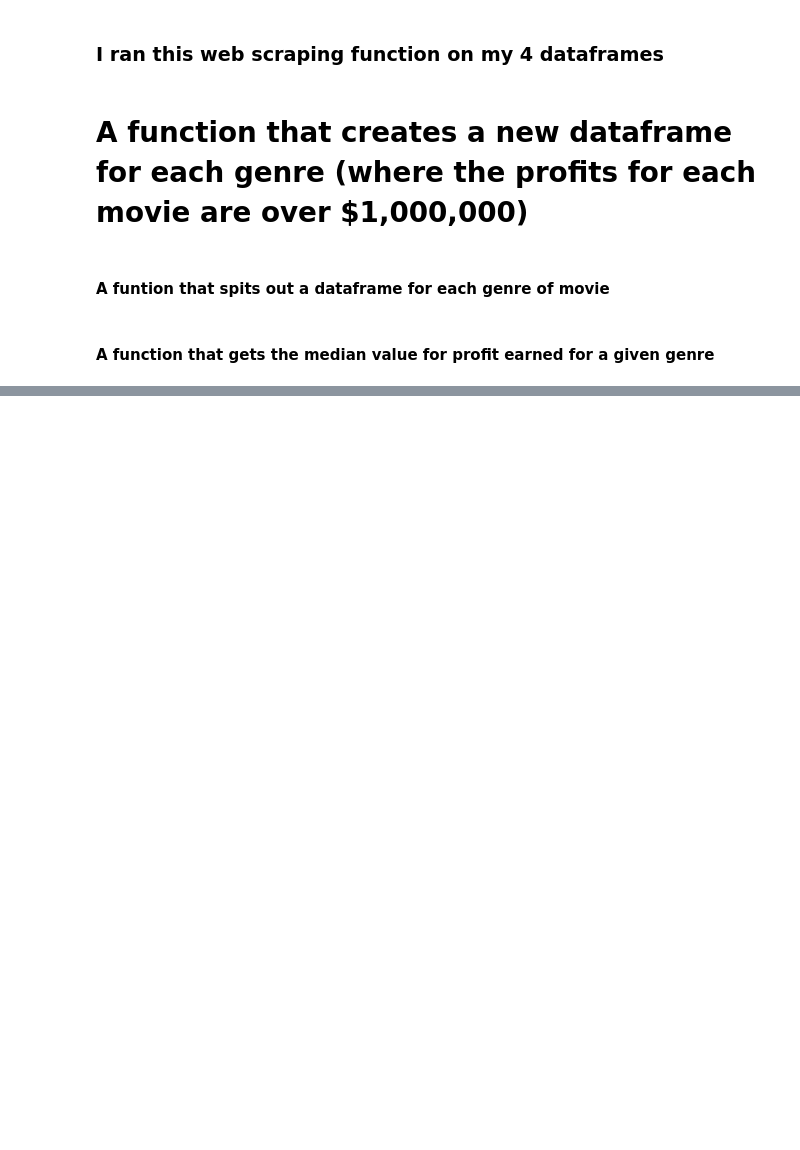
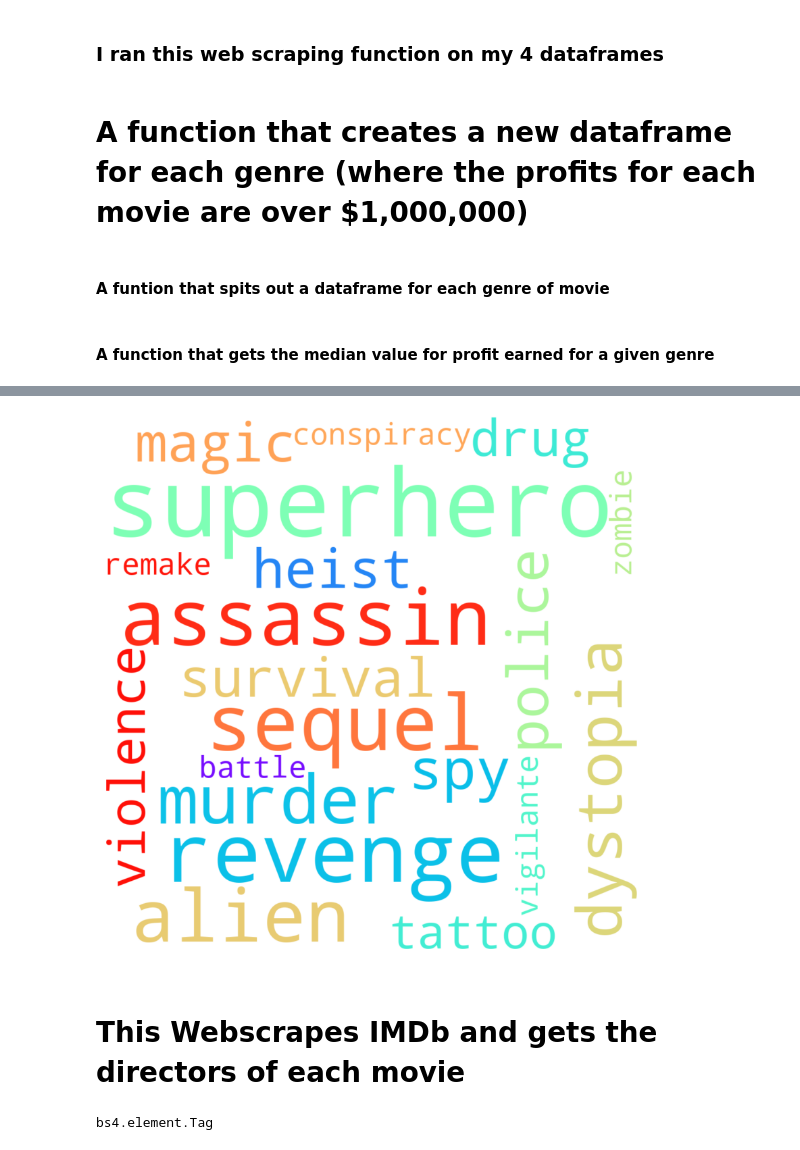
Before and after one commit to kjkahalley/optimal-film-analysis, a Jupyter notebook: The_Numbers_data.ipynb, the cells around one changed output, grey strips where cells are left out. Saved outputs shown, nothing was run; the diff lists cells and outputs as text; code cells hidden in the pictures; blank space fills up the shorter version.

Commit message:
I made a word cloud of successful tags for action movies, and am starting to webscrape for age rating

```diff
--- a/The_Numbers_data.ipynb
+++ b/The_Numbers_data.ipynb
@@ -174,0 +189,27 @@ def get_median():
+# %%
+def list_all_tags(tag_list):
+    all_tags = []
+    for tags in tag_list:
+        for tag in tags:
+            if ' ' in tag:
+                tag.replace(' ','-')
+            elif tag == 'character':
+                continue
+            else:
+                all_tags.append(tag)
+    return all_tags
+# %%
+all_horror_tags = list_all_tags(horror_tags_nonull)
+all_drama_tags = list_all_tags(drama_tags_nonull)
+all_comedy_tags = list_all_tags(comedy_tags_nonull)
+all_action_tags = list_all_tags(action_tags_nonull)
+# %%
+#wordcloud = WordCloud(width = 5000, height = 5000, max_words=1, background_color = 'white').generate(str(all_horror_tags))
+def tt(all_tags):
+    string_tag = ' '.join(all_tags).lower()
+    return string_tag
+# %%
+horror_tt = tt(all_horror_tags)
+drama_tt = tt(all_drama_tags)
+comedy_tt = tt(all_comedy_tags)
+action_tt = tt(all_action_tags)
@@ -174,0 +225,24 @@ def get_median():
+# %%
+#create the wordcloud object
+mask = np.array(Image.open('data/Mask_Circle.png'))
+plt.figure(figsize=(15,15))
+wordcloud = WordCloud(width = 1000, height = 1000, max_words=20, background_color = 'white',
+                      collocations=True, colormap = 'rainbow_r', mask = mask ).generate(action_tt)
+
+#plot the wordcloud object
+plt.imshow(wordcloud, interpolation='bilInear')
+plt.axis('off')
+plt.show()
+# %% [output]
+[figure, added]
+# %% [markdown]
+# This Webscrapes IMDb and gets the directors of each movie
+# %%
+url = f'https://www.imdb.com/title/tt4154796/?ref_=nv_sr_srsg_0'
+response = requests.get(url)
+soup = BeautifulSoup(response.text, 'lxml')
+age_rating = soup.find_all('span', {'class': "TitleBlockMetaData__ListItemText-sc-12ein40-2 jedhex"})[1]
+age_rating
+#<span class="TitleBlockMetaData__ListItemText-sc-12ein40-2 jedhex">PG-13</span>
+# %% [output]
+bs4.element.Tag
```
Also changed, not shown: parts of 6 cells of this notebook, 1 other file.
